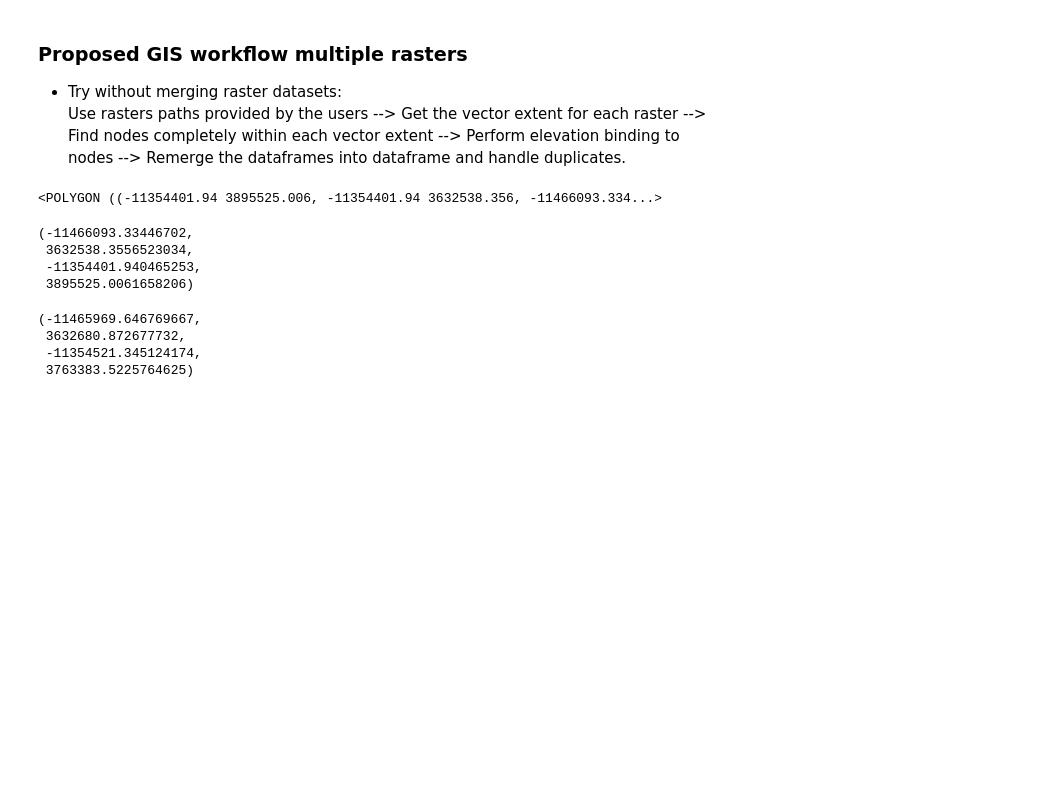
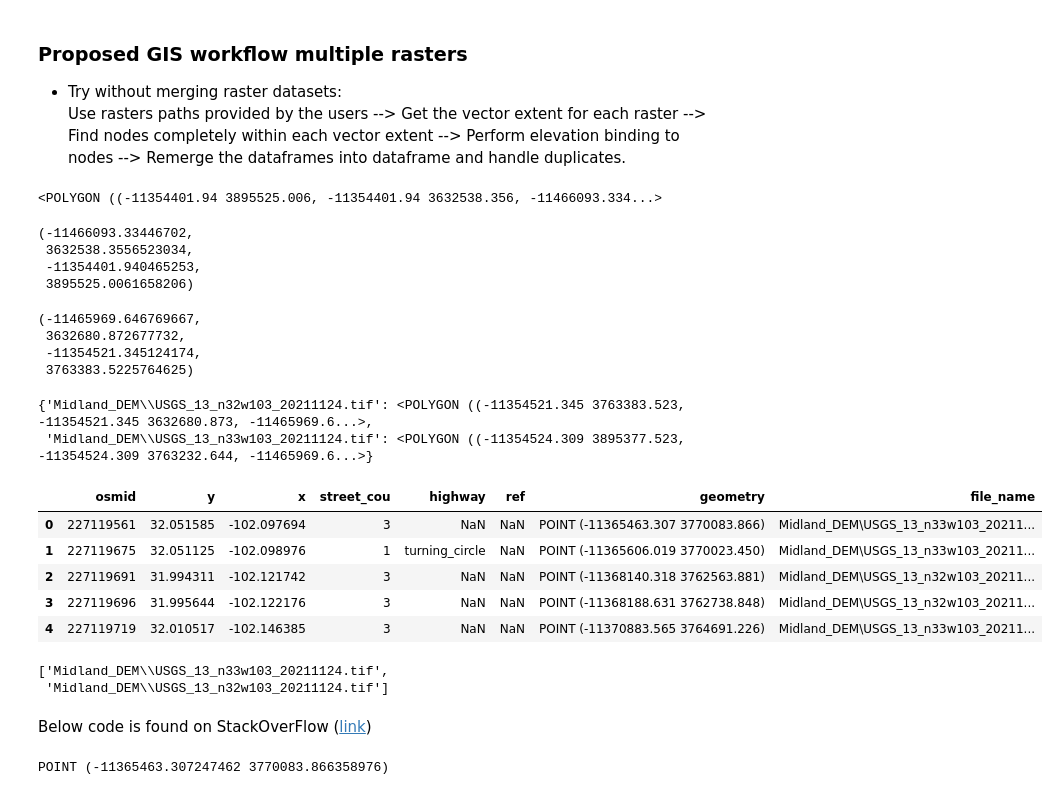
Before and after one commit to Sidrcs/osmnxelevation, a Jupyter notebook: Elevation_Evaluation.ipynb, the cells around one changed output. Drawn from its saved outputs; the diff is of its cells as text; code cells hidden in the pictures; blank space fills up the shorter version.

```diff
--- a/Elevation_Evaluation.ipynb
+++ b/Elevation_Evaluation.ipynb
@@ -380,14 +382,15 @@ bbox
 def extract_raster_bounds(input_folder_path):
     """Function extracts raster bounds and returns a dictionary in EPSG: 3857"""
     bounds = {}
-    for file in input_folder_path:
-        if file.endswith(".tif") and "13" in file:
-            raster = rxr.open_rasterio(file)
+    for file in os.listdir(input_folder_path):
+        if file.endswith(".tif") and "13" in file and "USGS" in file:
+            fpath = os.path.join(input_folder_path, file)
+            raster = rxr.open_rasterio(fpath)
             reproj_raster = raster.rio.reproject(3857)
             bbox = reproj_raster.rio.bounds()
             bbox = box(bbox[0], bbox[3], bbox[2], bbox[1])
             dst.close()
-            bounds[file] = bbox
+            bounds[fpath] = bbox
     return bounds
 # %%
 dst = rxr.open_rasterio("Midland_DEM/USGS_13_n32w103_20211124.tif")
@@ -409,3 +412,31 @@ bbox
  3632680.872677732,
  -11354521.345124174,
  3763383.5225764625)
+# %%
+midland_nodes = midland_nodes.to_crs(3857)
+# %%
+bounds_dict = extract_raster_bounds("Midland_DEM")
+bounds_dict
+# %% [output]
+{'Midland_DEM\\USGS_13_n32w103_20211124.tif': <POLYGON ((-11354521.345 3763383.523, -11354521.345 3632680.873, -11465969.6...>,
+ 'Midland_DEM\\USGS_13_n33w103_20211124.tif': <POLYGON ((-11354524.309 3895377.523, -11354524.309 3763232.644, -11465969.6...>}
+# %%
+midland_nodes['file_name'] = None
+for file_name, polygon in bounds_dict.items():
+    within_polygon = midland_nodes['geometry'].within(polygon)
+    midland_nodes.loc[within_polygon, 'file_name'] = file_name
+# %%
+midland_nodes.head()
+# %% [output]
+|  | osmid | y | x | street_cou | highway | ref | geometry | file_name |
+| 0 | 227119561 | 32.051585 | -102.097694 | 3 | NaN | NaN | POINT (-11365463.307 3770083.866) | Midland_DEM\USGS_13_n33w103_20211... |
+| 1 | 227119675 | 32.051125 | -102.098976 | 1 | turning_circle | NaN | POINT (-11365606.019 3770023.450) | Midland_DEM\USGS_13_n33w103_20211... |
+| 2 | 227119691 | 31.994311 | -102.121742 | 3 | NaN | NaN | POINT (-11368140.318 3762563.881) | Midland_DEM\USGS_13_n32w103_20211... |
+| 3 | 227119696 | 31.995644 | -102.122176 | 3 | NaN | NaN | POINT (-11368188.631 3762738.848) | Midland_DEM\USGS_13_n32w103_20211... |
+| 4 | 227119719 | 32.010517 | -102.146385 | 3 | NaN | NaN | POINT (-11370883.565 3764691.226) | Midland_DEM\USGS_13_n33w103_20211... |
+# %%
+unq_list = list(midland_nodes["file_name"].unique())
+unq_list
+# %% [output]
+['Midland_DEM\\USGS_13_n33w103_20211124.tif',
+ 'Midland_DEM\\USGS_13_n32w103_20211124.tif']
@@ -411,0 +463,6 @@ bbox
+# %% [markdown]
+Below code is found on StackOverFlow (<a href="https://gis.stackexchange.com/questions/358036/extracting-data-from-a-raster">link</a>)
+# %%
+print(midland_nodes["geometry"][0])
+# %% [output]
+POINT (-11365463.307247462 3770083.866358976)
```
Also changed, not shown: parts of 6 cells of this notebook.
